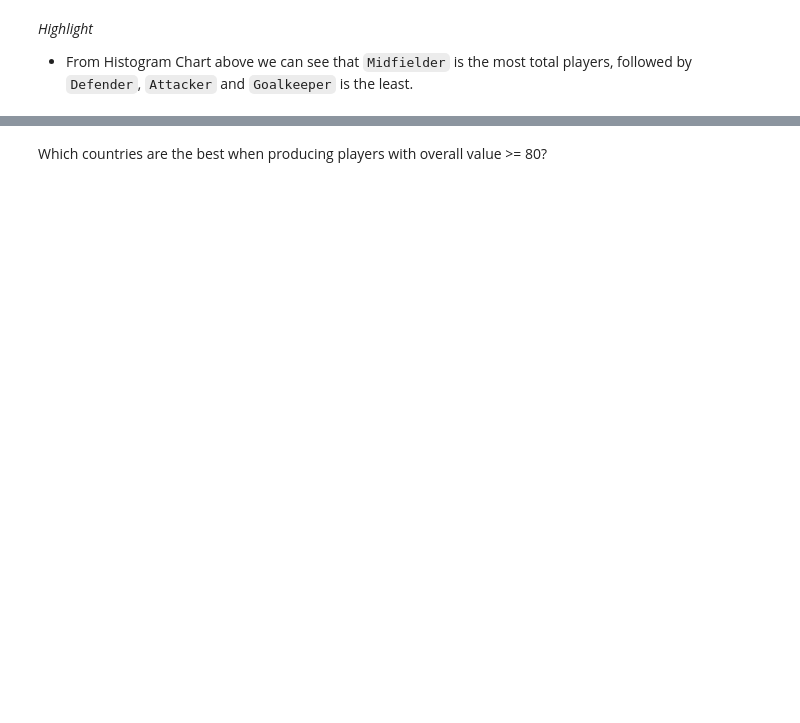
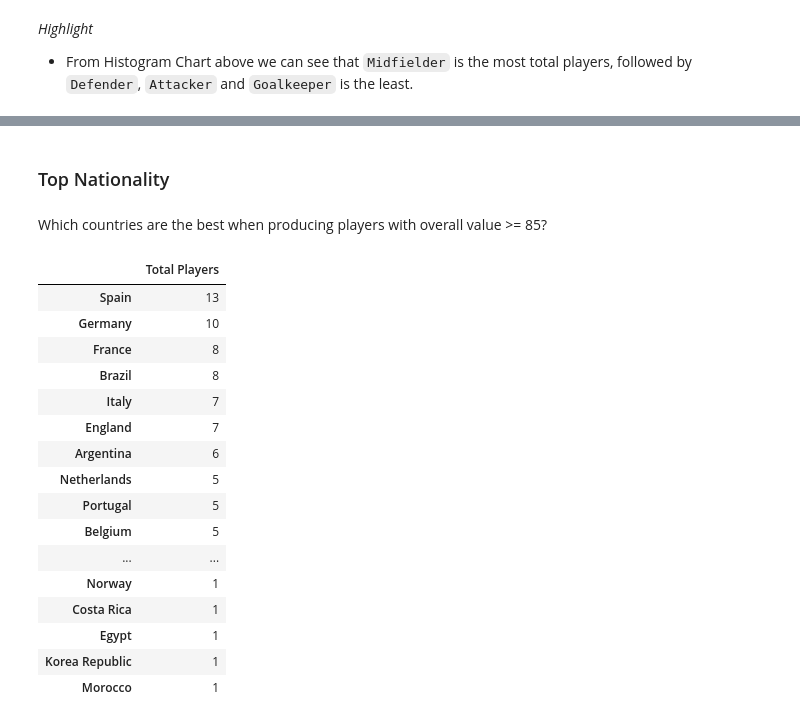
Before and after one commit to rivaipurba/rivaipurba.github.io, a Jupyter notebook: fifa15-22_player_analysis.ipynb, the cells around one changed output, grey strips where cells are left out. Drawn from its saved outputs; the diff is of its cells as text; code cells hidden in the pictures; blank space fills up the shorter version.

```diff
--- a/fifa15-22_player_analysis.ipynb
+++ b/fifa15-22_player_analysis.ipynb
@@ -201,7 +232,28 @@ fig.show()
+# %% [markdown]
+### Top Nationality
 # %% [markdown]
-Which countries are the best when producing players with overall value >= 80?
+Which countries are the best when producing players with overall value >= 85?
 # %%
-# We use FIFA 22 data to subset players with overall value >= 80
-top_countries = df.query('game_edition == "22" and overall >= 80')
+# We use FIFA 22 data to subset players with overall value >= 85
+top_countries = fifa_22.query('overall >= 85')
 top_countries = top_countries['nationality_name'].value_counts().to_frame(name='Total Players')
+top_countries
+# %% [output]
+|  | Total Players |
+| Spain | 13 |
+| Germany | 10 |
+| France | 8 |
+| Brazil | 8 |
+| Italy | 7 |
+| England | 7 |
+| Argentina | 6 |
+| Netherlands | 5 |
+| Portugal | 5 |
+| Belgium | 5 |
+| ... | ... |
+| Norway | 1 |
+| Costa Rica | 1 |
+| Egypt | 1 |
+| Korea Republic | 1 |
+| Morocco | 1 |
 # %%
```
Also changed, not shown: parts of 34 cells of this notebook, 15 other files.
